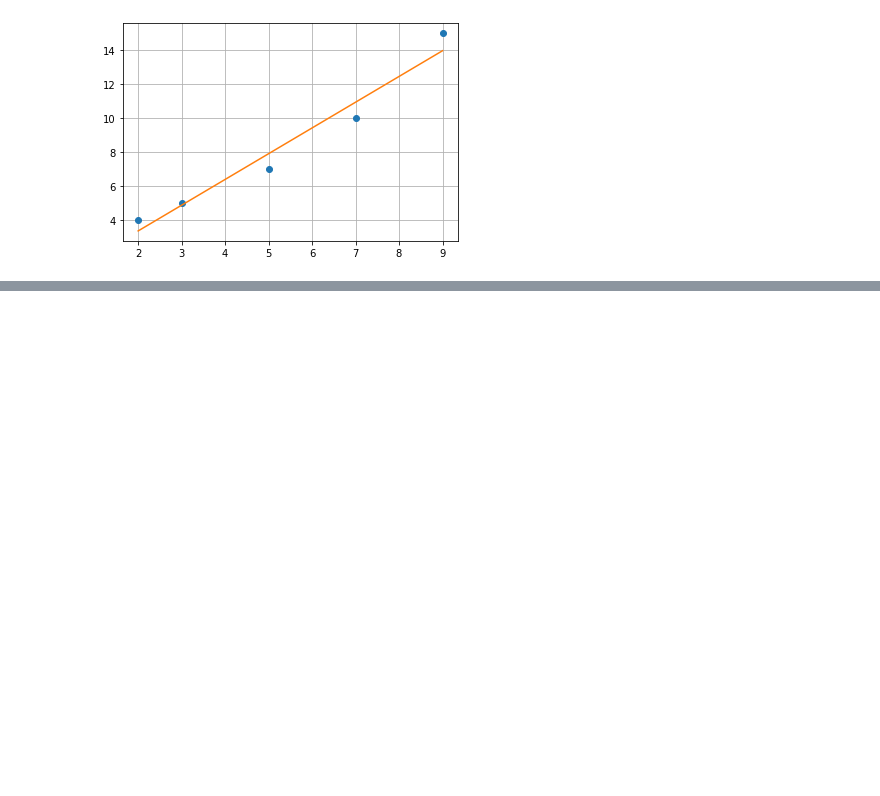
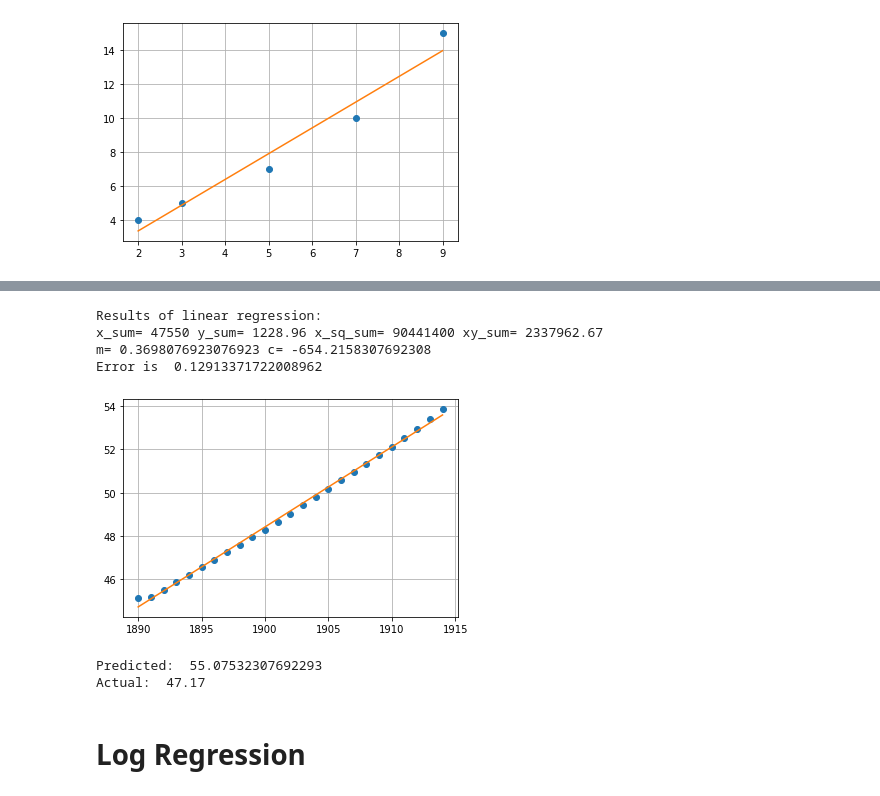
Before and after one commit to joshfuchs/DataScience_projects, a Jupyter notebook: ML scikit learn.ipynb, the cells around one changed output, grey strips where cells are left out. Saved outputs shown, nothing was run; the diff lists cells and outputs as text; code cells hidden in the pictures; blank space fills up the shorter version.

Commit message:
added log regression

```diff
--- a/ML scikit learn.ipynb
+++ b/ML scikit learn.ipynb
@@ -109,0 +146,23 @@ m= 1.5182926829268293 c= 0.30487804878048763
+# %%
+# predict life expectancy in Canada
+
+process_life_expectancy_data("./data/gapminder-life-expectancy.csv",
+                            'Canada', 1890, 1914)
+# %% [output]
+Results of linear regression:
+x_sum= 47550 y_sum= 1228.96 x_sq_sum= 90441400 xy_sum= 2337962.67
+m= 0.3698076923076923 c= -654.2158307692308
+Error is  0.12913371722008962
+[figure, added]
+# %%
+# predict in 1918
+print("Predicted: ", 0.3698076923076923 * 1918 - 654.2158307692308)
+
+df = pd.read_csv('./data/gapminder-life-expectancy.csv', index_col="Life expectancy")
+
+print('Actual: ', df.loc['Canada', '1918'])
+# %% [output]
+Predicted:  55.07532307692293
+Actual:  47.17
+# %% [markdown]
+# Log Regression
```
Also changed, not shown: parts of 8 cells of this notebook.
